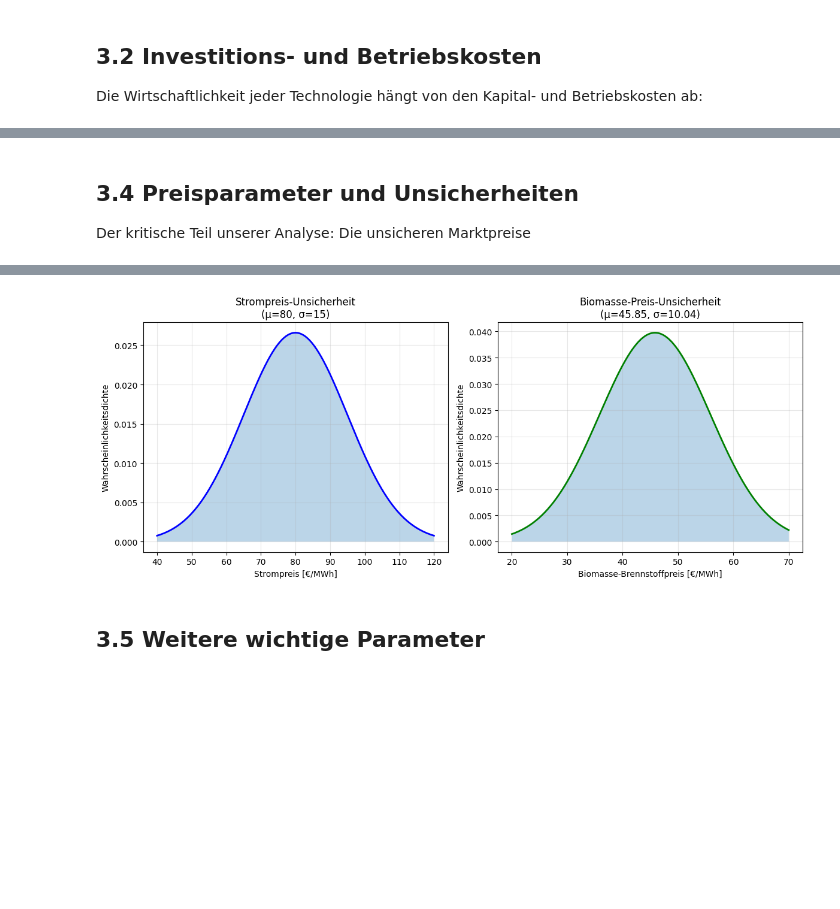
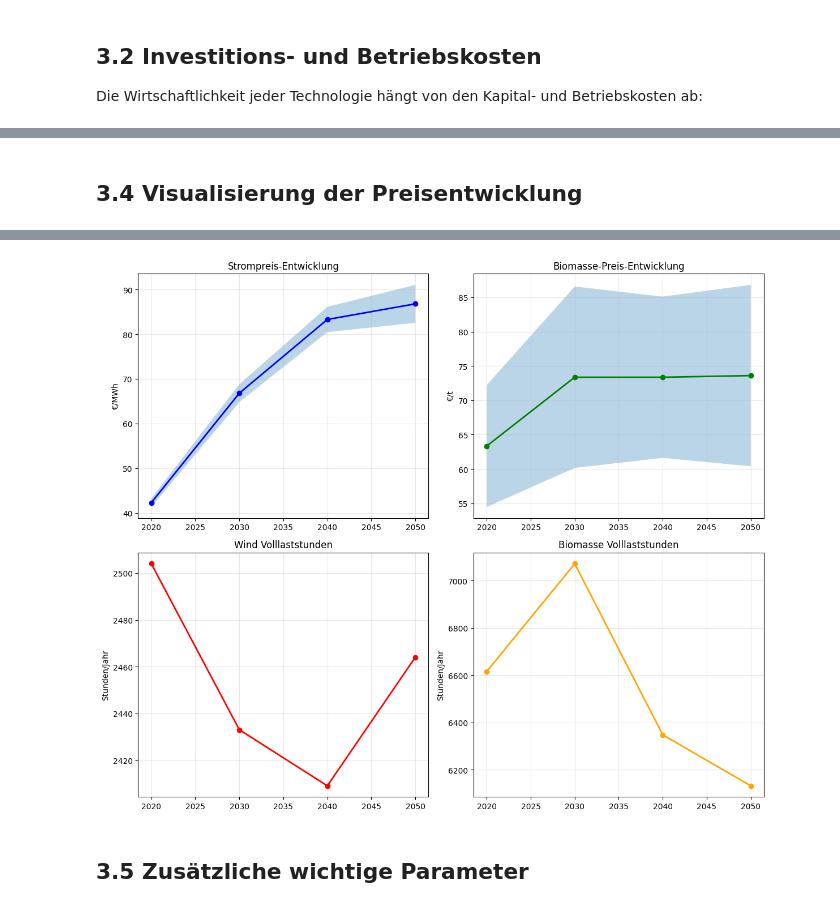
Before and after one commit to greenenergylab/pp-invest, a Jupyter notebook: CaseStudy_PP_Profitability.ipynb, the cells around one changed output, grey strips where cells are left out. Cells and saved outputs as stored; diff of their text form; code cells hidden in the pictures; blank space fills up the shorter version.

Commit message:
corrected data and formatting in section 3

```diff
--- a/CaseStudy_PP_Profitability.ipynb
+++ b/CaseStudy_PP_Profitability.ipynb
@@ -1011,54 +1013,40 @@ Biomass: 77.2%
 # %% [markdown]
-## 3.4 Preisparameter und Unsicherheiten
-
-Der kritische Teil unserer Analyse: Die unsicheren Marktpreise
+## 3.4 Visualisierung der Preisentwicklung
 # %%
-# Strompreis-Parameter (Normalverteilung)
-electricity_params = {
-    'Parameter': ['Mittelwert μ', 'Standardabweichung σ'],
-    'Wert': [80, 15],
-    'Einheit': ['€/MWh', '€/MWh'],
-    'Interpretation': ['Durchschnittlicher Strompreis', 'Preisvolatilität']
-}
+# Visualisierung der zeitlichen Entwicklung
+fig, ((ax1, ax2), (ax3, ax4)) = plt.subplots(2, 2, figsize=(12, 10))
 
-elec_df = pd.DataFrame(electricity_params)
-print("Strompreis-Parameter:")
-print(elec_df.to_string(index=False))
-
-# Biomasse-Brennstoffpreis-Parameter
-biomass_fuel_params = {
-    'Parameter': ['Mittelwert μ', 'Standardabweichung σ'],
-    'Wert': [45.85, 10.04],  # Beispielwerte aus Screenshot
-    'Einheit': ['€/MWh', '€/MWh'],
-    'Interpretation': ['Durchschnittlicher Brennstoffpreis', 'Brennstoffpreis-Volatilität']
-}
-
-biomass_df = pd.DataFrame(biomass_fuel_params)
-print("\nBiomasse-Brennstoffpreis-Parameter:")
-print(biomass_df.to_string(index=False))
-
-# Visualisierung der Preis-Unsicherheiten
-fig, (ax1, ax2) = plt.subplots(1, 2, figsize=(12, 5))
-
-# Strompreis-Verteilung
-x_elec = np.linspace(40, 120, 1000)
-y_elec = np.exp(-0.5 * ((x_elec - 80) / 15)**2) / (15 * np.sqrt(2*np.pi))
-ax1.plot(x_elec, y_elec, 'b-', linewidth=2)
-ax1.fill_between(x_elec, 0, y_elec, alpha=0.3)
-ax1.set_xlabel('Strompreis [€/MWh]')
-ax1.set_ylabel('Wahrscheinlichkeitsdichte')
-ax1.set_title('Strompreis-Unsicherheit\n(μ=80, σ=15)')
+# Strompreis-Entwicklung
+ax1.plot(years, market_parameters['Strompreis Mittelwert [€/MWh]'], 'b-o', linewidth=2)
+ax1.fill_between(years,
+                 np.array(market_parameters['Strompreis Mittelwert [€/MWh]']) - np.array(market_parameters['Strompreis Standardabw. [€/MWh]']),
+                 np.array(market_parameters['Strompreis Mittelwert [€/MWh]']) + np.array(market_parameters['Strompreis Standardabw. [€/MWh]']),
+                 alpha=0.3)
+ax1.set_title('Strompreis-Entwicklung')
+ax1.set_ylabel('€/MWh')
 ax1.grid(True, alpha=0.3)
 
-# Biomasse-Preis-Verteilung
-x_bio = np.linspace(20, 70, 1000)
-y_bio = np.exp(-0.5 * ((x_bio - 45.85) / 10.04)**2) / (10.04 * np.sqrt(2*np.pi))
-ax2.plot(x_bio, y_bio, 'g-', linewidth=2)
-ax2.fill_between(x_bio, 0, y_bio, alpha=0.3)
-ax2.set_xlabel('Biomasse-Brennstoffpreis [€/MWh]')
-ax2.set_ylabel('Wahrscheinlichkeitsdichte')
-ax2.set_title('Biomasse-Preis-Unsicherheit\n(μ=45.85, σ=10.04)')
+# Biomasse-Preis-Entwicklung
+ax2.plot(years, market_parameters['Biomasse Preis Mittelwert [€/t]'], 'g-o', linewidth=2)
+ax2.fill_between(years,
+                 np.array(market_parameters['Biomasse Preis Mittelwert [€/t]']) - np.array(market_parameters['Biomasse Preis Standardabw. [€/t]']),
+                 np.array(market_parameters['Biomasse Preis Mittelwert [€/t]']) + np.array(market_parameters['Biomasse Preis Standardabw. [€/t]']),
+                 alpha=0.3)
+ax2.set_title('Biomasse-Preis-Entwicklung')
+ax2.set_ylabel('€/t')
 ax2.grid(True, alpha=0.3)
+
+# Wind Volllaststunden
+ax3.plot(years, market_parameters['Wind Volllaststunden [h/a]'], 'r-o', linewidth=2)
+ax3.set_title('Wind Volllaststunden')
+ax3.set_ylabel('Stunden/Jahr')
+ax3.grid(True, alpha=0.3)
+
+# Biomasse Volllaststunden
+ax4.plot(years, market_parameters['Biomasse Volllaststunden [h/a]'], 'orange', marker='o', linewidth=2)
+ax4.set_title('Biomasse Volllaststunden')
+ax4.set_ylabel('Stunden/Jahr')
+ax4.grid(True, alpha=0.3)
 
 plt.tight_layout()
 plt.show()
@@ -1075,4 +1054,4 @@ Standardabweichung σ 10.04   €/MWh        Brennstoffpreis-Volatilität
-[figure, old version]
+[figure, new version]
 # %% [markdown]
-## 3.5 Weitere wichtige Parameter
+## 3.5 Zusätzliche wichtige Parameter
 # %%
```
Also changed, not shown: parts of 11 cells of this notebook.
